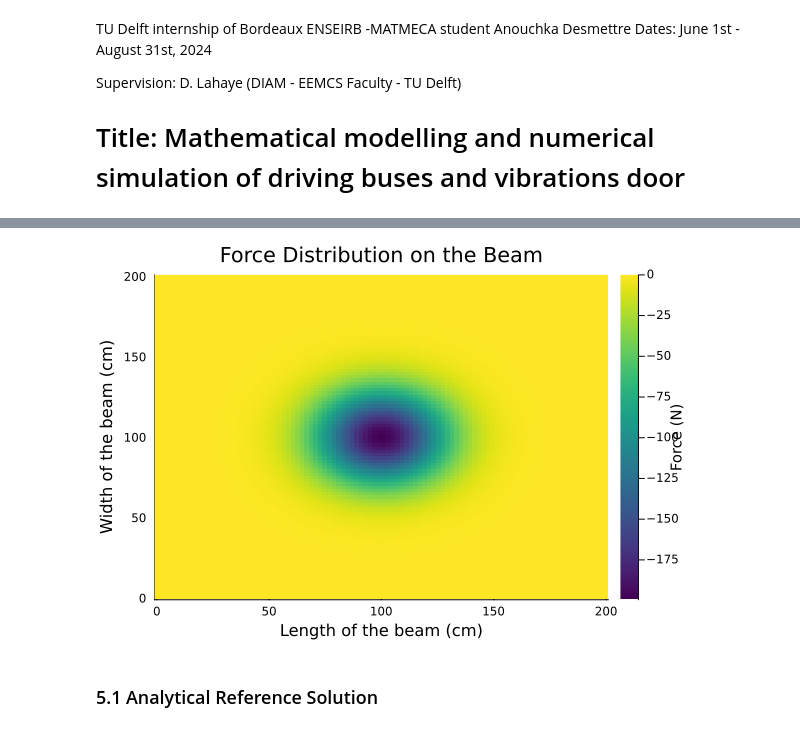
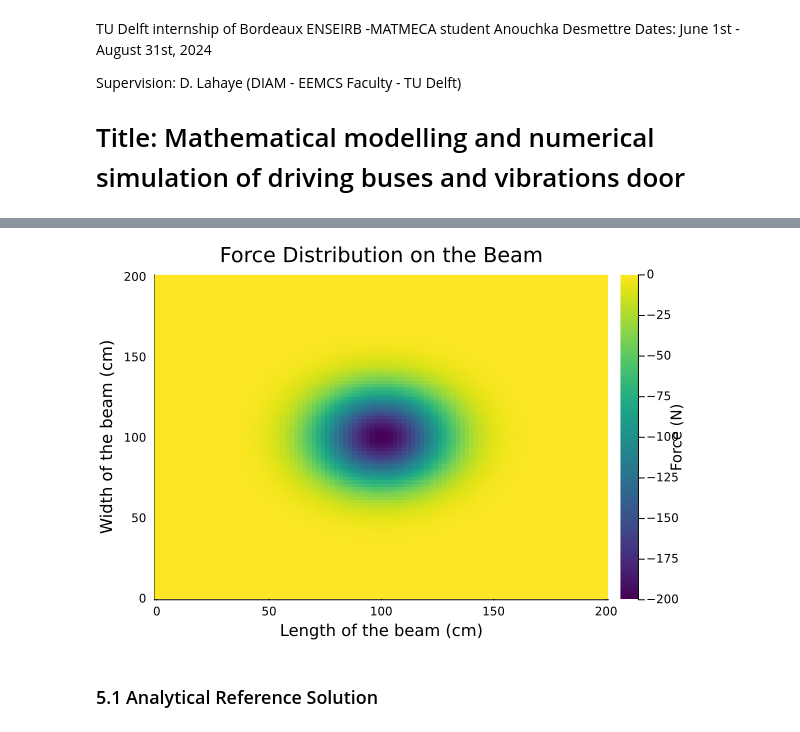
Before and after one commit to AnouchkaDESMETTRE/TU_Delft_Internship, a Jupyter notebook: StationaryThinBeamEquation-BiharmonicEquation-Deflection.ipynb, the cells around one changed output, grey strips where cells are left out. Saved outputs shown, nothing was run; the diff lists cells and outputs as text; code cells hidden in the pictures.

```diff
--- a/StationaryThinBeamEquation-BiharmonicEquation-Deflection.ipynb
+++ b/StationaryThinBeamEquation-BiharmonicEquation-Deflection.ipynb
@@ -52,40 +52,37 @@ using OrdinaryDiffEq
 # %%
 # Parameters
-Nx = 100
-Ny = 100
-l = 200.0
-dx = l / Nx
-dy = l / Ny
-E = 1.9 * 10^7
-I = 117.8
-EI = E*I
+Nx = 100           # Number of segments along the x-axis
+Ny = 100           # Number of segments along the y-axis
+l = 200.0          # Total length of the domain in both x and y directions (assumed square)
+dx = l / Nx        # Distance between adjacent nodes along the x-axis, meaning there is Nx+1 nodes
+dy = l / Ny        # Distance between adjacent nodes along the y-axis, meaning there is Ny+1 nodes
+E = 1.9 * 10^7     # Modulus of elasticity
+I = 117.8          # Moment of inertia
+EI = E * I         # Flexural rigidity
 
 # Function to define the 2D source function
 function source_function_2d(x, y)
     X0 = 100.0
     Y0 = 100.0
     σ  = 20
     A  = 200.0
     return -A * exp(-((x - X0)^2 + (y - Y0)^2) / (2*σ^2))
 end
 
 # Function to generate the source grid in 2D
 function source_2d(Nx, Ny)
-    l = 200.0
-    dx = l / Nx
-    dy = l / Ny
-    X_vect = range(0, stop = l, length = Nx)
-    Y_vect = range(0, stop = l, length = Ny)
+    X_vect = range(0, stop=l, length=Nx)
+    Y_vect = range(0, stop=l, length=Ny)
     f = [source_function_2d(x, y) for y in Y_vect, x in X_vect]
     return X_vect, Y_vect, f
 end
 
 # Generate the 2D force distribution
-X, Y, force_distribution = source_2d(Nx, Ny)
+X, Y, force_distribution = source_2d(Nx+1, Ny+1)
 
 # Plotting the 2D force distribution
 heatmap(X, Y, force_distribution, xlabel="Length of the beam (cm)", ylabel="Width of the beam (cm)", c=:viridis, colorbar_title="Force (N)", title="Force Distribution on the Beam")
 # %% [output]
-[figure, old version]
+[figure, new version]
 # %% [markdown]
 ### 5.1 Analytical Reference Solution
```
Also changed, not shown: parts of 21 cells of this notebook.
